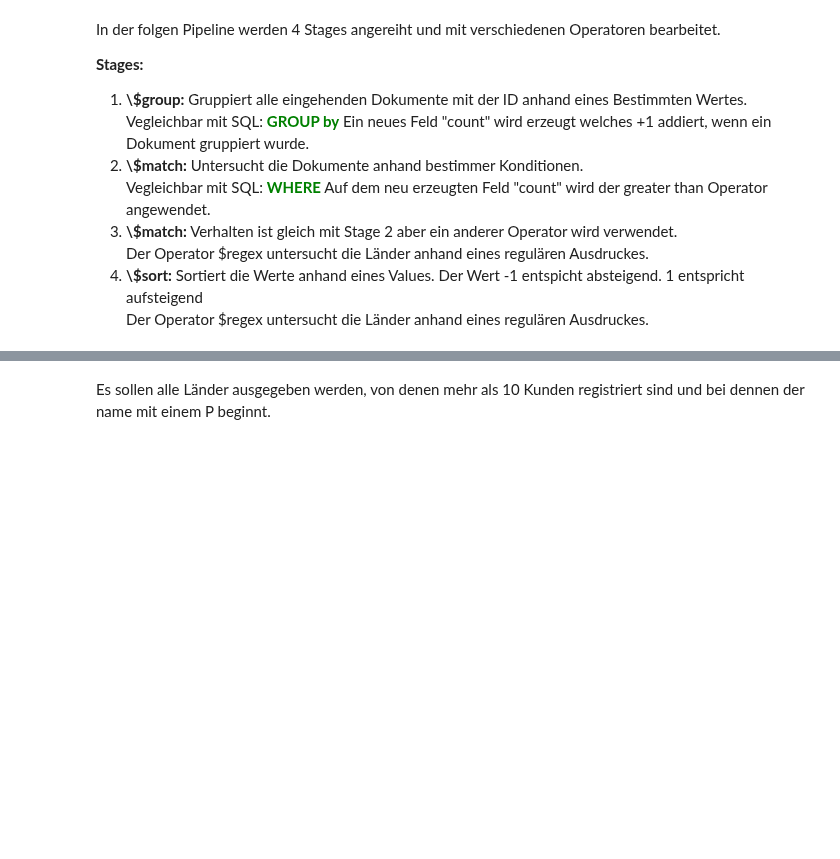
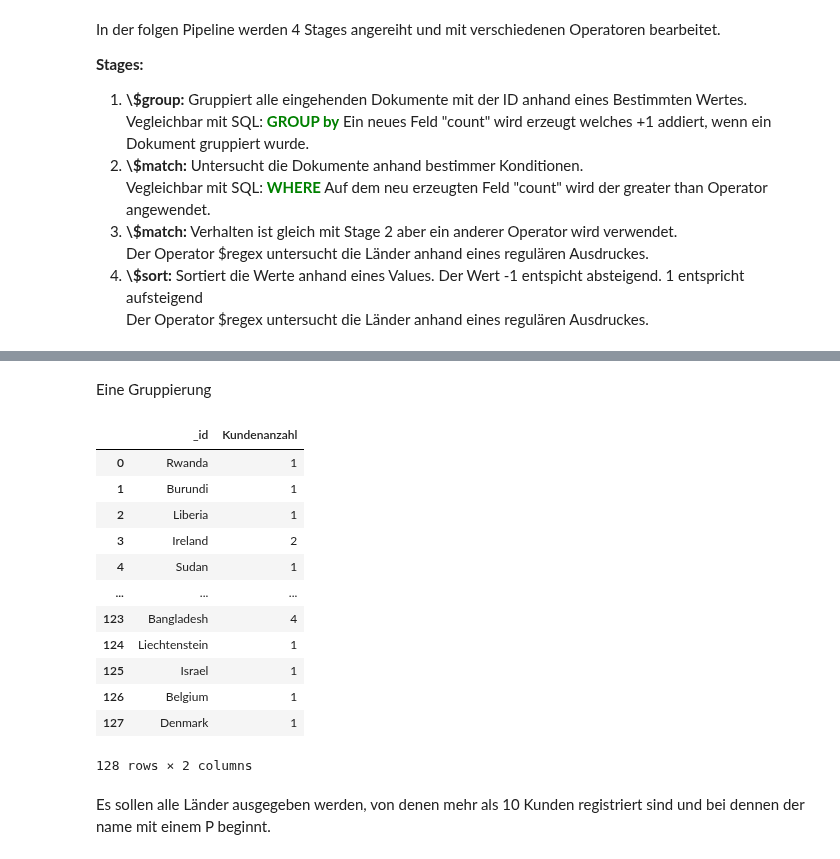
Before and after one commit to orca-nrw/lernmodul-mongodb, a Jupyter notebook: index.ipynb, the cells around one changed output, grey strips where cells are left out. Saved outputs shown, nothing was run; the diff lists cells and outputs as text; code cells hidden in the pictures; blank space fills up the shorter version.

```diff
--- a/index.ipynb
+++ b/index.ipynb
@@ -951,3 +846,27 @@ In der folgen Pipeline werden 4 Stages angereiht und mit verschiedenen Operatore
+# %% [markdown]
+Eine Gruppierung
+# %%
+pipeline = [
+    # Die Gruppierung
+    {"$group": {"_id": "$address.country", "Kundenanzahl": {"$sum": 1}}},
+]
+
+df = pd.DataFrame(customer_col.aggregate(pipeline))
+df
+# %% [output]
+|  | _id | Kundenanzahl |
+| 0 | Rwanda | 1 |
+| 1 | Burundi | 1 |
+| 2 | Liberia | 1 |
+| 3 | Ireland | 2 |
+| 4 | Sudan | 1 |
+| ... | ... | ... |
+| 123 | Bangladesh | 4 |
+| 124 | Liechtenstein | 1 |
+| 125 | Israel | 1 |
+| 126 | Belgium | 1 |
+| 127 | Denmark | 1 |
+128 rows × 2 columns
 # %% [markdown]
 Es sollen alle Länder ausgegeben werden, von denen mehr als 10 Kunden registriert sind und bei dennen der name mit einem P beginnt.
 # %%
```
Also changed, not shown: parts of 39 cells of this notebook, 2 other files.
